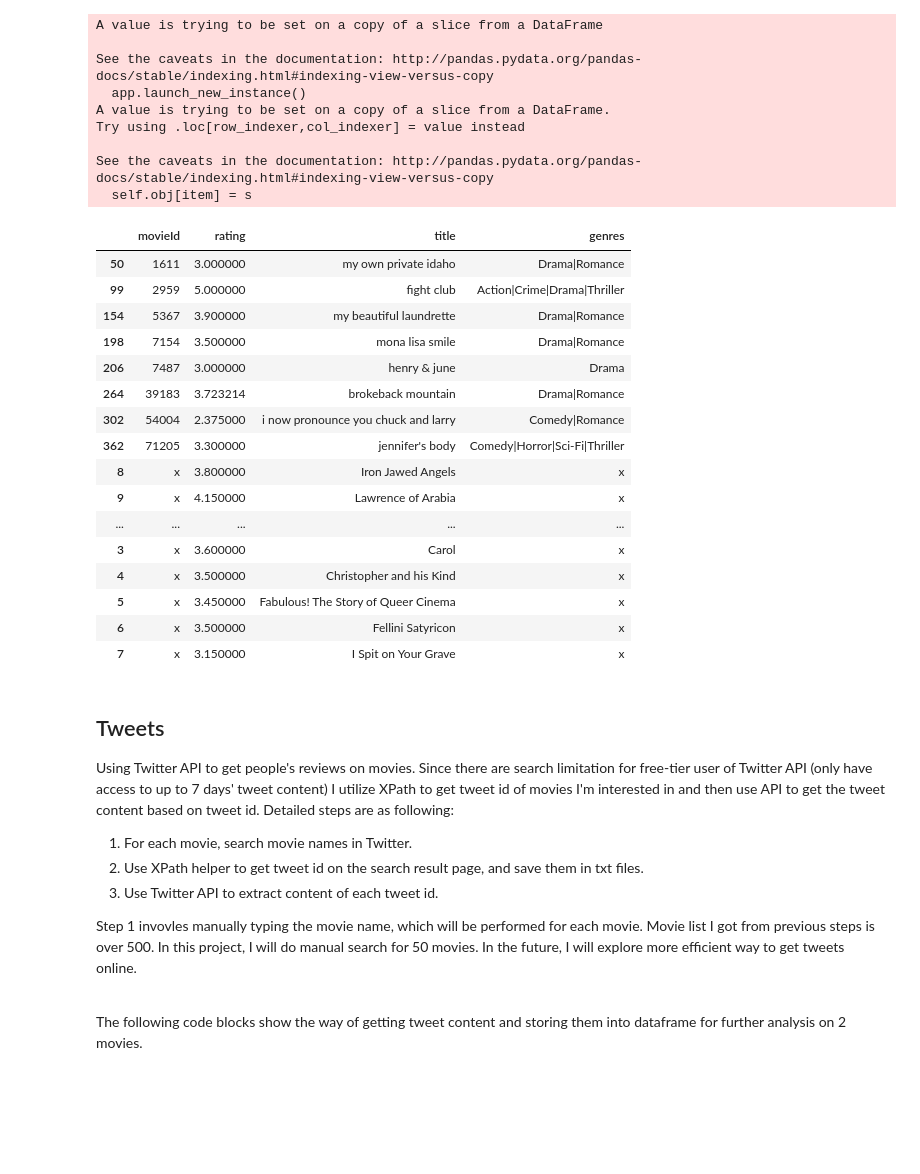
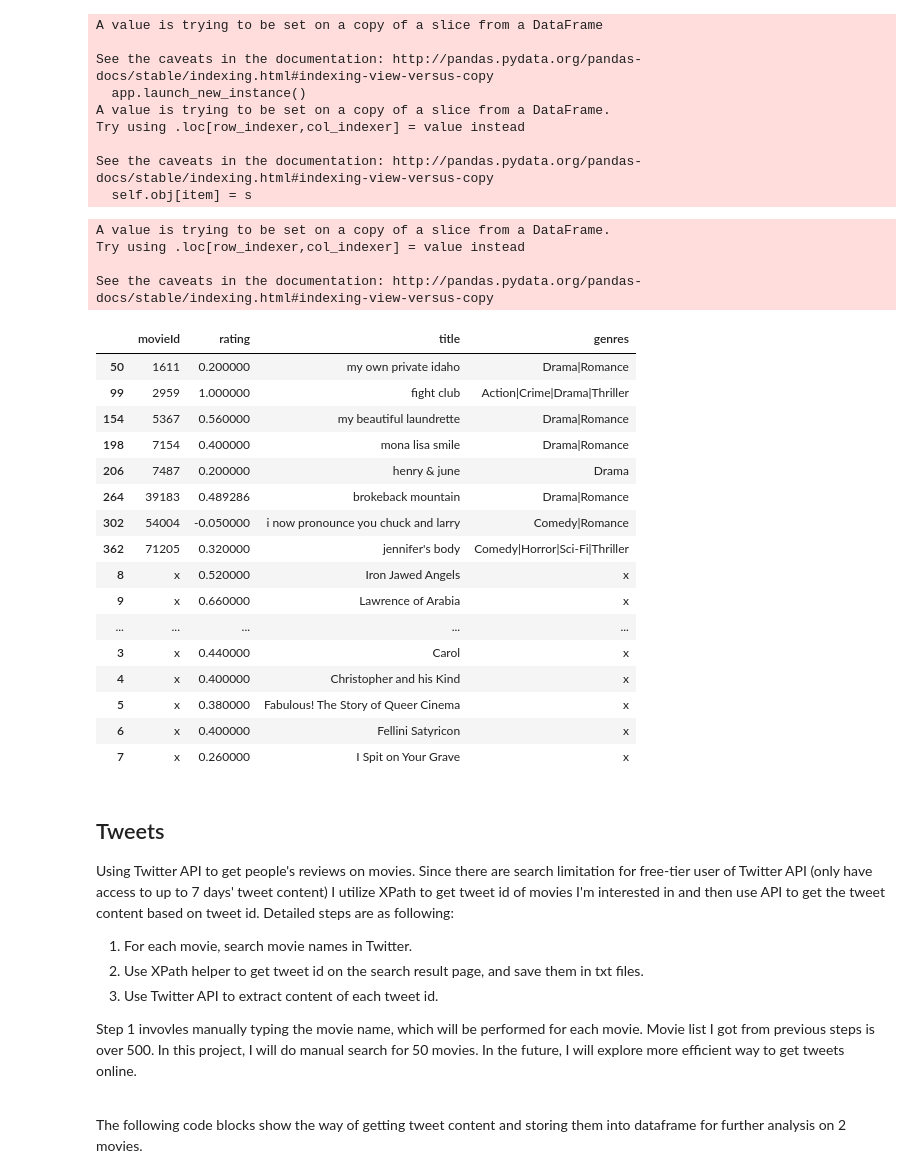
Before and after one commit to sayaaoi/Open.Data.Mashups.Project, a Jupyter notebook: Reproducible Data Compilation.ipynb, the cells around one changed output. Drawn from its saved outputs; the diff is of its cells as text; code cells hidden in the pictures; blank space fills up the shorter version.

```diff
--- a/Reproducible Data Compilation.ipynb
+++ b/Reproducible Data Compilation.ipynb
@@ -488,26 +488,32 @@ Try using .loc[row_indexer,col_indexer] = value instead
 
 See the caveats in the documentation: http://pandas.pydata.org/pandas-docs/stable/indexing.html#indexing-view-versus-copy
   self.obj[item] = s
-# %%
-sampleName
-# %% [output]
-|  | movieId | rating | title | genres |
-| 50 | 1611 | 3.000000 | my own private idaho | Drama|Romance |
-| 99 | 2959 | 5.000000 | fight club | Action|Crime|Drama|Thriller |
-| 154 | 5367 | 3.900000 | my beautiful laundrette | Drama|Romance |
-| 198 | 7154 | 3.500000 | mona lisa smile | Drama|Romance |
-| 206 | 7487 | 3.000000 | henry & june | Drama |
-| 264 | 39183 | 3.723214 | brokeback mountain | Drama|Romance |
-| 302 | 54004 | 2.375000 | i now pronounce you chuck and larry | Comedy|Romance |
-| 362 | 71205 | 3.300000 | jennifer's body | Comedy|Horror|Sci-Fi|Thriller |
-| 8 | x | 3.800000 | Iron Jawed Angels | x |
-| 9 | x | 4.150000 | Lawrence of Arabia | x |
-| ... | ... | ... | ... | ... |
-| 3 | x | 3.600000 | Carol | x |
-| 4 | x | 3.500000 | Christopher and his Kind | x |
-| 5 | x | 3.450000 | Fabulous! The Story of Queer Cinema | x |
-| 6 | x | 3.500000 | Fellini Satyricon | x |
-| 7 | x | 3.150000 | I Spit on Your Grave | x |
+# %%
+# Normalize rating to (-1,1) to compare with polarity for sentimental analysis
+sampleName['rating'] = sampleName['rating'].apply(lambda x:(x*(2/5)-1))
+sampleName
+# %% [output]
+A value is trying to be set on a copy of a slice from a DataFrame.
+Try using .loc[row_indexer,col_indexer] = value instead
+
+See the caveats in the documentation: http://pandas.pydata.org/pandas-docs/stable/indexing.html#indexing-view-versus-copy
+|  | movieId | rating | title | genres |
+| 50 | 1611 | 0.200000 | my own private idaho | Drama|Romance |
+| 99 | 2959 | 1.000000 | fight club | Action|Crime|Drama|Thriller |
+| 154 | 5367 | 0.560000 | my beautiful laundrette | Drama|Romance |
+| 198 | 7154 | 0.400000 | mona lisa smile | Drama|Romance |
+| 206 | 7487 | 0.200000 | henry & june | Drama |
+| 264 | 39183 | 0.489286 | brokeback mountain | Drama|Romance |
+| 302 | 54004 | -0.050000 | i now pronounce you chuck and larry | Comedy|Romance |
+| 362 | 71205 | 0.320000 | jennifer's body | Comedy|Horror|Sci-Fi|Thriller |
+| 8 | x | 0.520000 | Iron Jawed Angels | x |
+| 9 | x | 0.660000 | Lawrence of Arabia | x |
+| ... | ... | ... | ... | ... |
+| 3 | x | 0.440000 | Carol | x |
+| 4 | x | 0.400000 | Christopher and his Kind | x |
+| 5 | x | 0.380000 | Fabulous! The Story of Queer Cinema | x |
+| 6 | x | 0.400000 | Fellini Satyricon | x |
+| 7 | x | 0.260000 | I Spit on Your Grave | x |
 # %% [markdown]
 ## Tweets
 Using Twitter API to get people's reviews on movies. Since there are search limitation for free-tier user of Twitter API (only have access to up to 7 days' tweet content) I utilize XPath to get tweet id of movies I'm interested in and then use API to get the tweet content based on tweet id. Detailed steps are as following:
```
Also changed, not shown: parts of 12 cells of this notebook.
